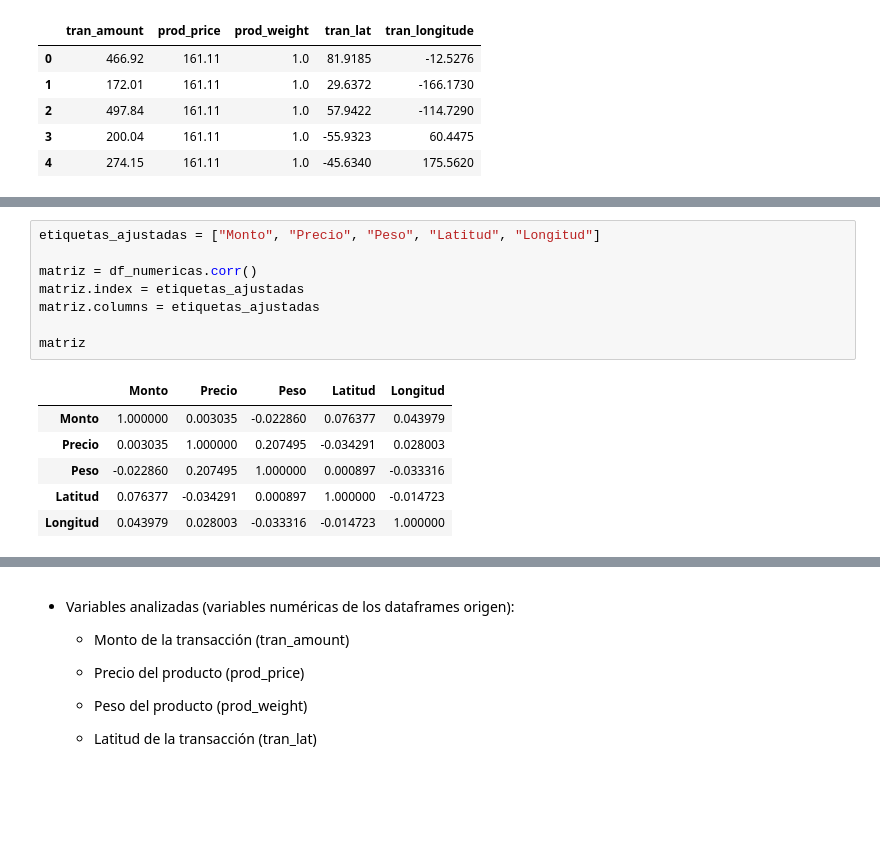
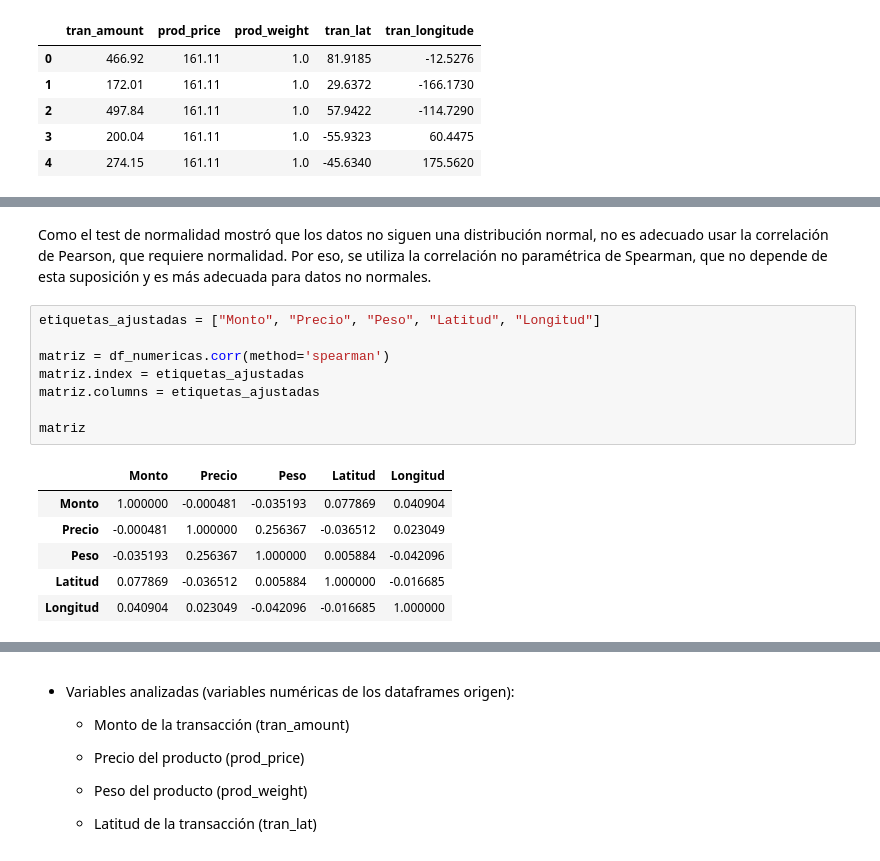
Before and after one commit to ingridtp/itacademy, a Jupyter notebook: Sprint 8/Sprint8.ipynb, the cells around one changed output, grey strips where cells are left out. Cells and saved outputs as stored; diff of their text form; blank space fills up the shorter version.

```diff
--- a/Sprint 8/Sprint8.ipynb
+++ b/Sprint 8/Sprint8.ipynb
@@ -873,18 +936,20 @@ df_numericas.head()
+# %% [markdown]
+Como el test de normalidad mostró que los datos no siguen una distribución normal, no es adecuado usar la correlación de Pearson, que requiere normalidad. Por eso, se utiliza la correlación no paramétrica de Spearman, que no depende de esta suposición y es más adecuada para datos no normales.
 # %%
 etiquetas_ajustadas = ["Monto", "Precio", "Peso", "Latitud", "Longitud"]
 
-matriz = df_numericas.corr()
+matriz = df_numericas.corr(method='spearman')
 matriz.index = etiquetas_ajustadas
 matriz.columns = etiquetas_ajustadas
 
 matriz
 # %% [output]
 |  | Monto | Precio | Peso | Latitud | Longitud |
-| Monto | 1.000000 | 0.003035 | -0.022860 | 0.076377 | 0.043979 |
-| Precio | 0.003035 | 1.000000 | 0.207495 | -0.034291 | 0.028003 |
-| Peso | -0.022860 | 0.207495 | 1.000000 | 0.000897 | -0.033316 |
-| Latitud | 0.076377 | -0.034291 | 0.000897 | 1.000000 | -0.014723 |
-| Longitud | 0.043979 | 0.028003 | -0.033316 | -0.014723 | 1.000000 |
+| Monto | 1.000000 | -0.000481 | -0.035193 | 0.077869 | 0.040904 |
+| Precio | -0.000481 | 1.000000 | 0.256367 | -0.036512 | 0.023049 |
+| Peso | -0.035193 | 0.256367 | 1.000000 | 0.005884 | -0.042096 |
+| Latitud | 0.077869 | -0.036512 | 0.005884 | 1.000000 | -0.016685 |
+| Longitud | 0.040904 | 0.023049 | -0.042096 | -0.016685 | 1.000000 |
 # %%
 # Paleta de colores del heatmap
 color_matriz = sns.light_palette("#165f73", as_cmap=True)
```
Also changed, not shown: parts of 23 cells of this notebook.
